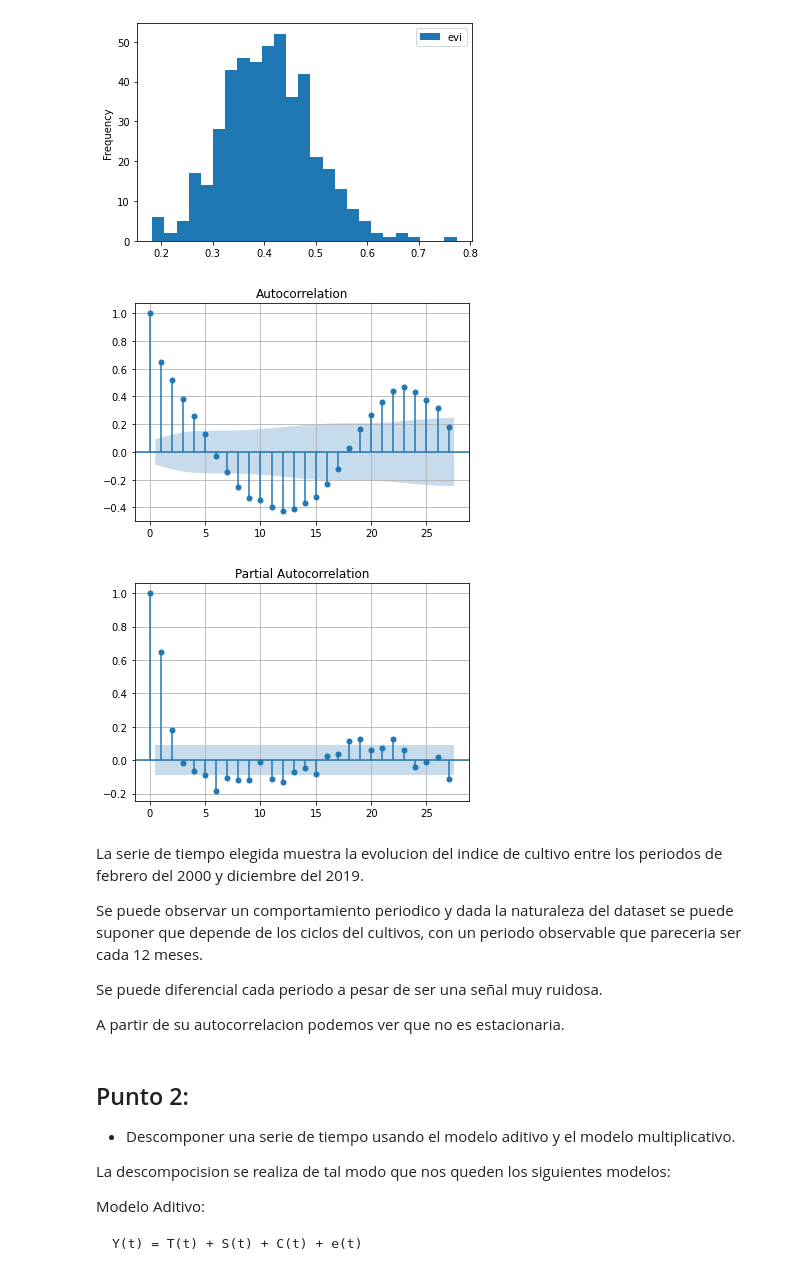
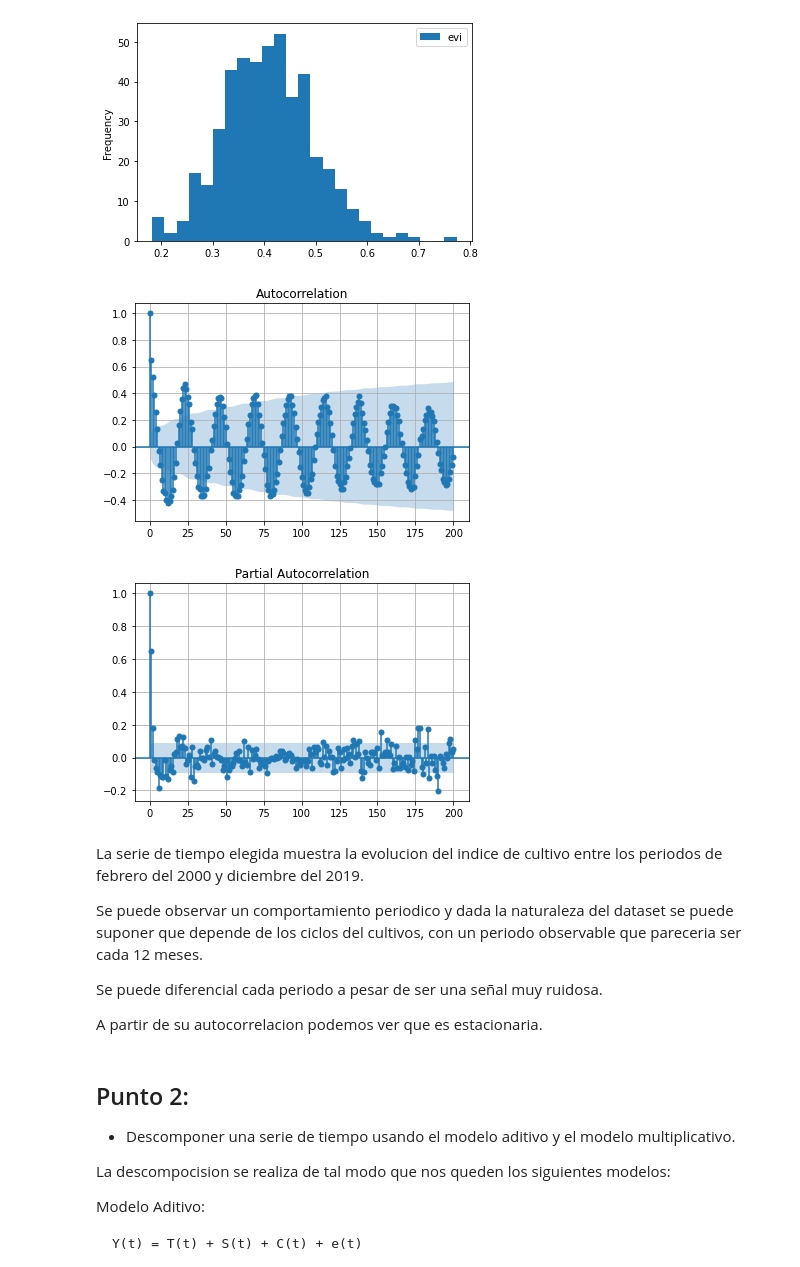
Before and after one commit to AguAcerbo/Carrera-de-Especializacion-en-IA, a Jupyter notebook: B5-Time_Series_Analysis/Trabajo Final TSA/Trabajo Final TSA.ipynb, the cells around one changed output. Saved outputs shown, nothing was run; the diff lists cells and outputs as text; code cells hidden in the pictures.

```diff
--- a/B5-Time_Series_Analysis/Trabajo Final TSA/Trabajo Final TSA.ipynb
+++ b/B5-Time_Series_Analysis/Trabajo Final TSA/Trabajo Final TSA.ipynb
@@ -127,17 +128,17 @@ fid_14880.plot(x='date',y='evi', kind='hist', bins = 25)
 <AxesSubplot:ylabel='Frequency'>
 [figure]
 # %%
-plot_acf(fid_14880.evi.values)
+plot_acf(fid_14880.evi.values, lags=200)
 plt.grid(True)
 plt.show()
 # %% [output]
-[figure, old version]
+[figure, new version]
 # %%
-plot_pacf(fid_14880.evi.values)
+plot_pacf(fid_14880.evi.values, lags = 200)
 plt.grid(True)
 plt.show()
 # %% [output]
-[figure, old version]
+[figure, new version]
 # %% [markdown]
 La serie de tiempo elegida muestra la evolucion del indice de cultivo entre los periodos de febrero del 2000 y diciembre del 2019.
 
@@ -145,7 +146,7 @@ Se puede observar un comportamiento periodico y dada la naturaleza del dataset s
 
 Se puede diferencial cada periodo a pesar de ser una señal muy ruidosa.
 
-A partir de su autocorrelacion podemos ver que no es estacionaria.
+A partir de su autocorrelacion podemos ver que es estacionaria.
 # %% [markdown]
 ## Punto 2:
 * Descomponer una serie de tiempo usando el modelo aditivo y el modelo multiplicativo.
```
Also changed, not shown: parts of 59 cells of this notebook.
